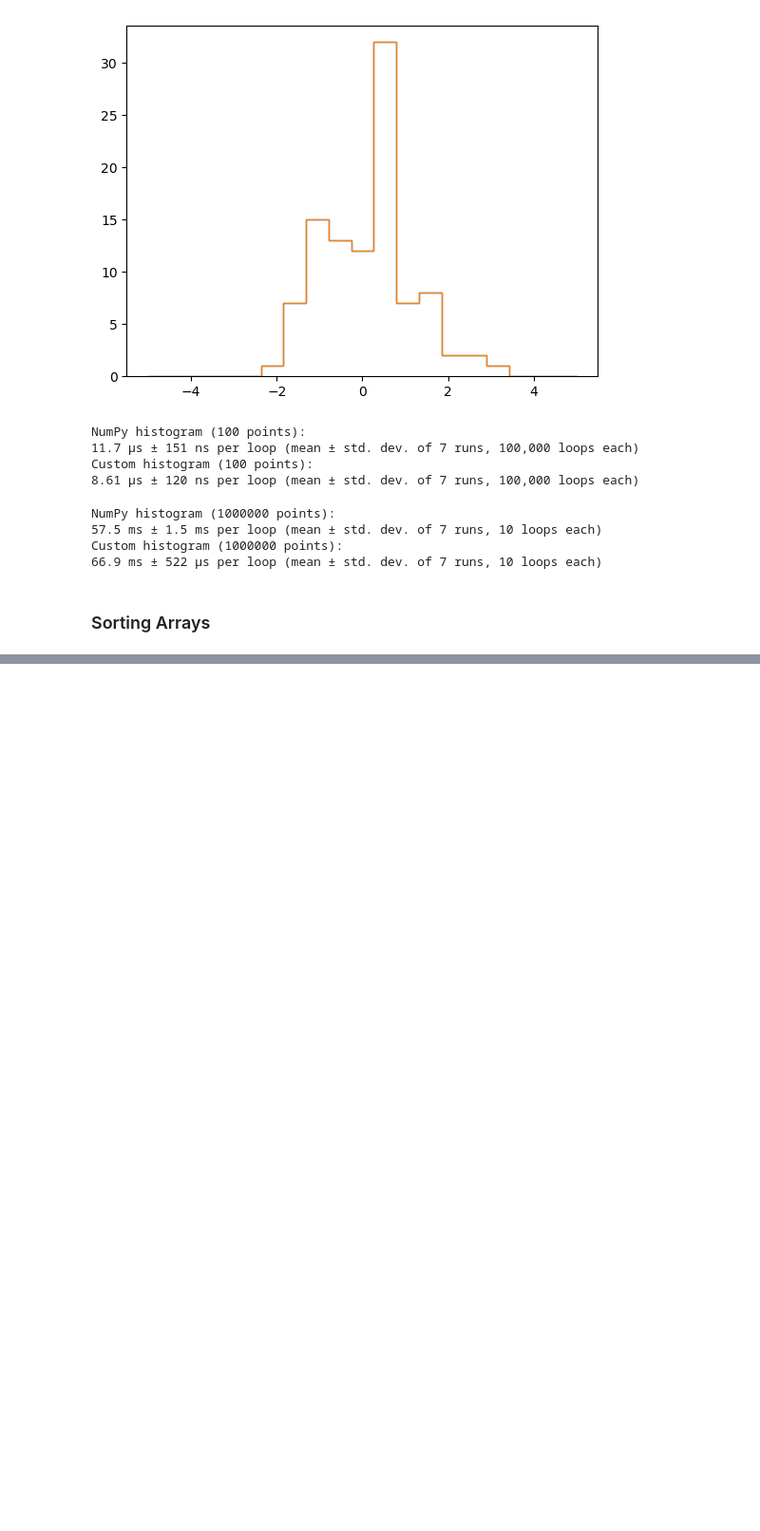
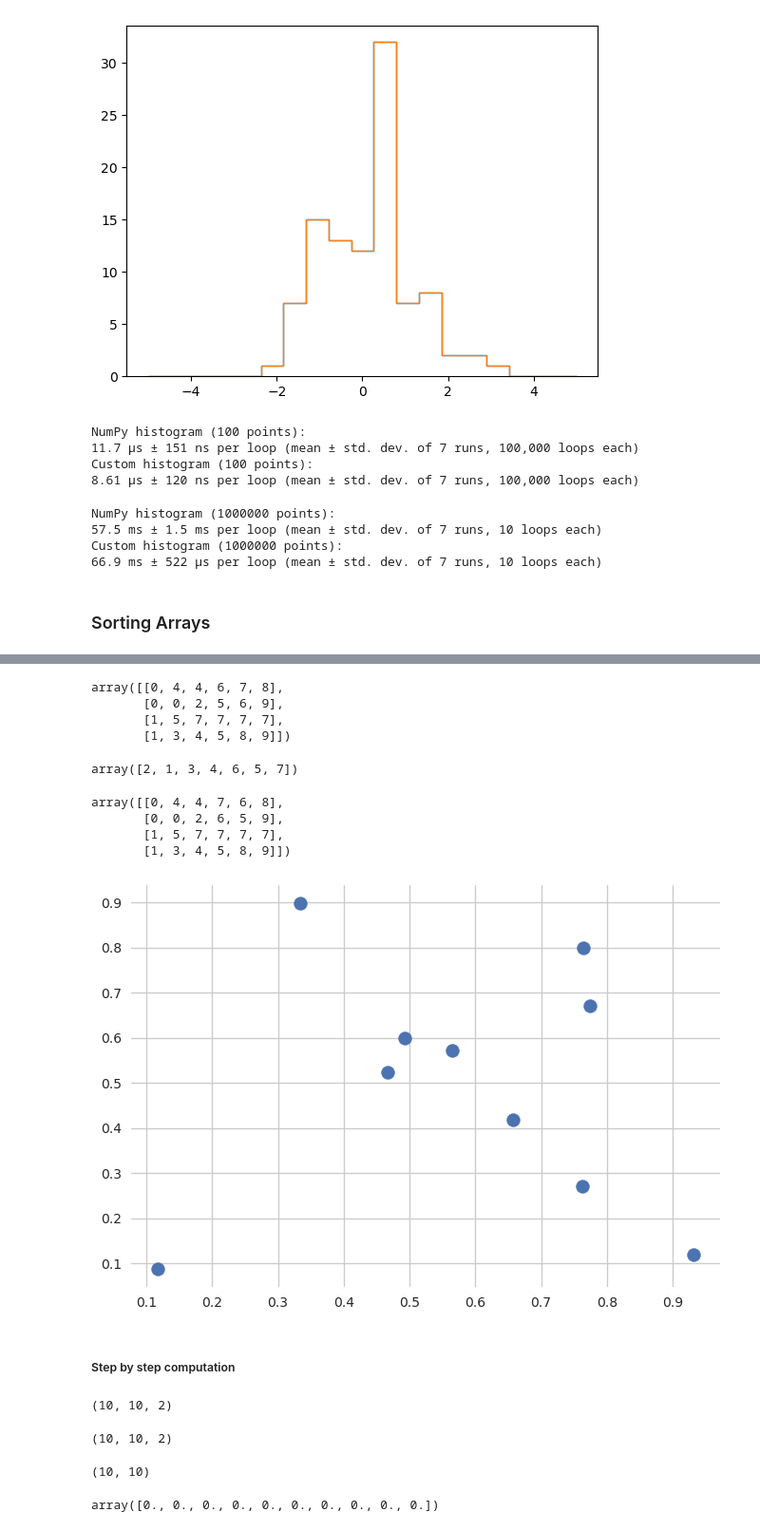
Before and after one commit to GersonFeDutra/Python-exercises, a Jupyter notebook: Ciência dos Dados/numpy/app/Numpy_Test.ipynb, the cells around one changed output, grey strips where cells are left out. Shown at 95% size. Saved outputs shown, nothing was run; the diff lists cells and outputs as text; code cells hidden in the pictures; blank space fills up the shorter version.

```diff
--- a/Ciência dos Dados/numpy/app/Numpy_Test.ipynb
+++ b/Ciência dos Dados/numpy/app/Numpy_Test.ipynb
@@ -1064,0 +1105,9 @@ Custom histogram (1000000 points):
+# %%
+rng = np.random.default_rng(seed=42)
+X = rng.integers(0, 10, (4, 6))
+print(X)
+
+# will treat each row / column as an independent array:
+
+# sort each column of X
+np.sort(X, axis=0)
@@ -1064,0 +1123,27 @@ Custom histogram (1000000 points):
+# %%
+# sort each row of X
+np.sort(X, axis=1)  # Association is lost
+# %% [output]
+array([[0, 4, 4, 6, 7, 8],
+       [0, 0, 2, 5, 6, 9],
+       [1, 5, 7, 7, 7, 7],
+       [1, 3, 4, 5, 8, 9]])
+# %%
+x = np.array([7, 2, 3, 1, 6, 5, 4])
+np.partition(x, 3)  # finds the k-smallest (here 3) values and then move-partition it to the left
+# %% [output]
+array([2, 1, 3, 4, 6, 5, 7])
+# %%
+np.partition(X, 2, axis=1)  # partition each row
+# %% [output]
+array([[0, 4, 4, 7, 6, 8],
+       [0, 0, 2, 6, 5, 9],
+       [1, 5, 7, 7, 7, 7],
+       [1, 3, 4, 5, 8, 9]])
+# %%
+X = rng.random((10, 2))
+plt.scatter(X[:, 0], X[:, 1], s=100)
+seaborn.set_style("whitegrid")
+plt.show()  # Visualization of points of the k-nearest neighbors
+# %% [output]
+[figure, added]
@@ -1064,0 +1152,25 @@ Custom histogram (1000000 points):
+# %% [markdown]
+##### Step by step computation
+# %%
+# for each pair of points, compute differences in their coordinates
+differences = X[:, np.newaxis] - X[np.newaxis, :]
+differences.shape
+# %% [output]
+(10, 10, 2)
+# %%
+# square the coordinate differences
+sq_differences = differences ** 2
+sq_differences.shape
+# %% [output]
+(10, 10, 2)
+# %%
+# sum the coordinate differences to get the squared distance
+dist_sq = sq_differences.sum(-1)
+dist_sq.shape
+# %% [output]
+(10, 10)
+# %%
+# Check: diagonal must be all zeros:
+dist_sq.diagonal()
+# %% [output]
+array([0., 0., 0., 0., 0., 0., 0., 0., 0., 0.])
```
Also changed, not shown: parts of 13 cells of this notebook.
